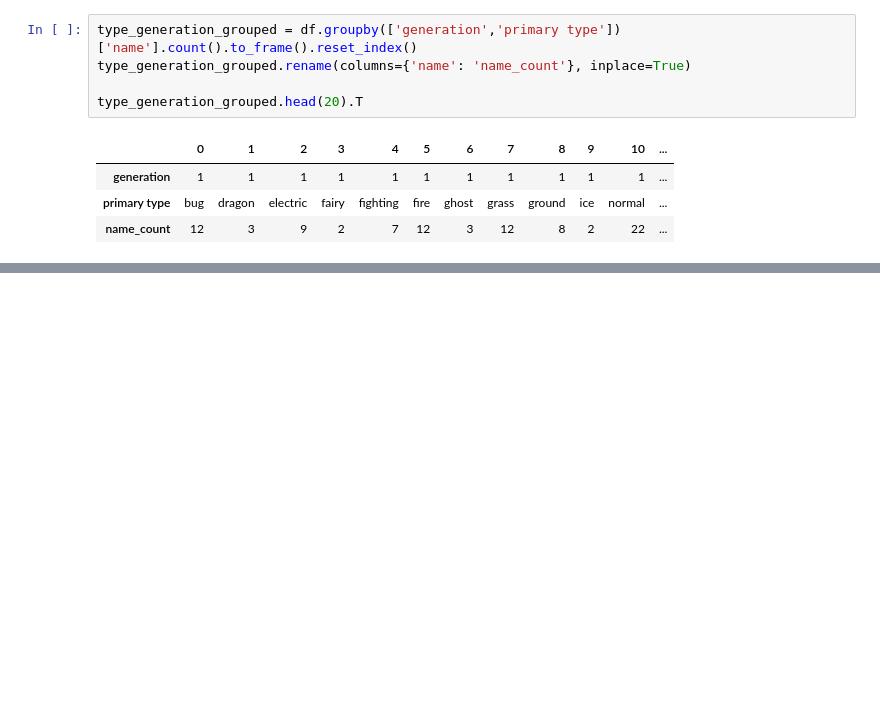
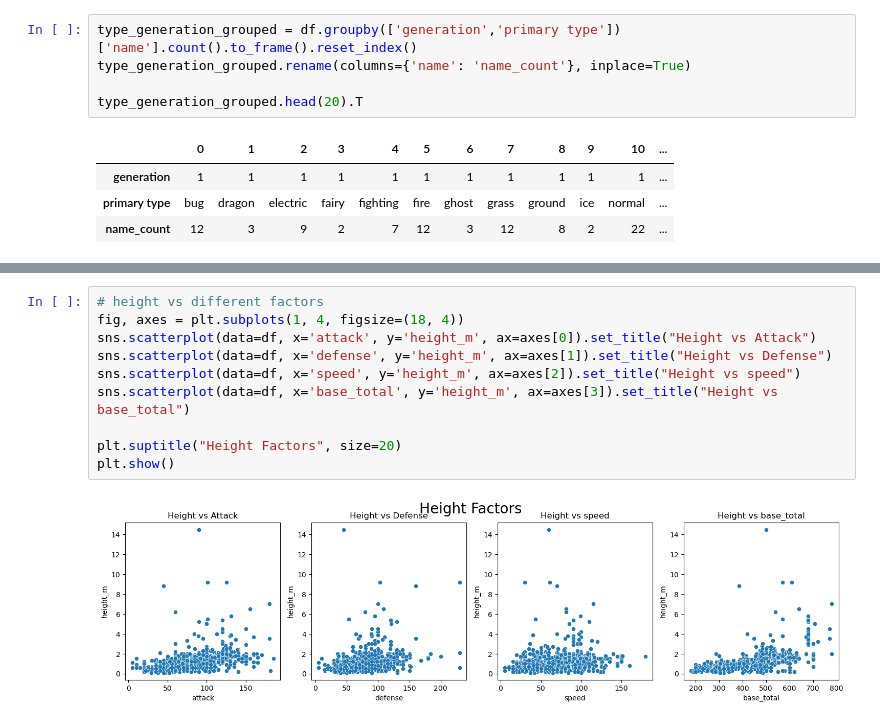
Before and after one commit to joharkhan99/Data-Science-Internship, a Jupyter notebook: Week3/Day1/Advance_Data_Visualization.ipynb, the cells around one changed output, grey strips where cells are left out. Cells and saved outputs as stored; diff of their text form; blank space fills up the shorter version.

```diff
--- a/Week3/Day1/Advance_Data_Visualization.ipynb
+++ b/Week3/Day1/Advance_Data_Visualization.ipynb
@@ -248,0 +290,12 @@ type_generation_grouped.head(20).T
+# %%
+# height vs different factors
+fig, axes = plt.subplots(1, 4, figsize=(18, 4))
+sns.scatterplot(data=df, x='attack', y='height_m', ax=axes[0]).set_title("Height vs Attack")
+sns.scatterplot(data=df, x='defense', y='height_m', ax=axes[1]).set_title("Height vs Defense")
+sns.scatterplot(data=df, x='speed', y='height_m', ax=axes[2]).set_title("Height vs speed")
+sns.scatterplot(data=df, x='base_total', y='height_m', ax=axes[3]).set_title("Height vs base_total")
+
+plt.suptitle("Height Factors", size=20)
+plt.show()
+# %% [output]
+[figure, added]
```
Also changed, not shown: parts of 7 cells of this notebook.
